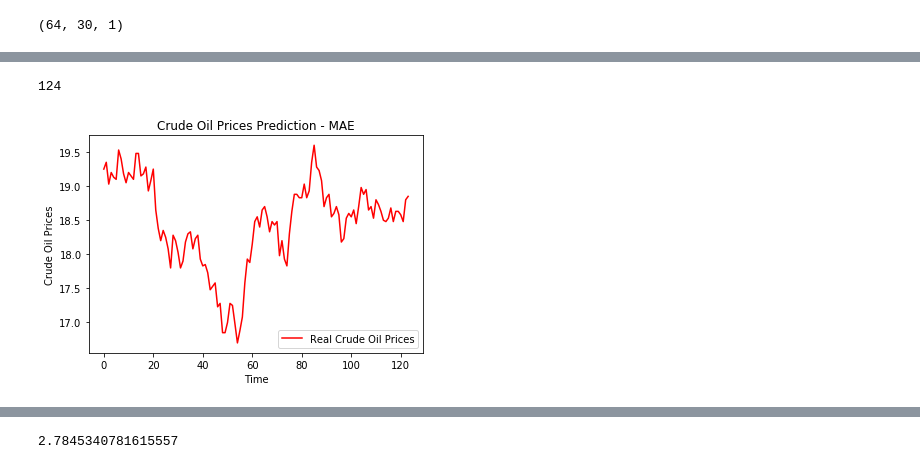
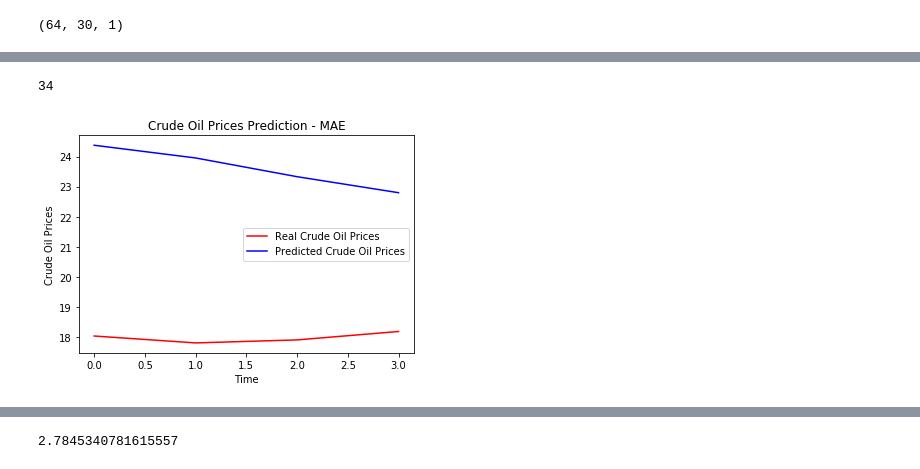
Before and after one commit to anirbankonar123/TimeSeriesAnalysis, a Jupyter notebook: TimeSeries_LSTM_OilPrice.ipynb, the cells around one changed output, grey strips where cells are left out. Cells and saved outputs as stored; diff of their text form; code cells hidden in the pictures.

```diff
--- a/TimeSeries_LSTM_OilPrice.ipynb
+++ b/TimeSeries_LSTM_OilPrice.ipynb
@@ -11,7 +11,7 @@ import pandas as pd
 import matplotlib.pyplot as plt
 %matplotlib inline
 # %%
-df_data_1 = pd.read_csv('/home/anirban/Downloads/DCOILBRENTEU.csv')
+df_data_1 = pd.read_csv('/home/anirban/Downloads/DCOILBRENTEU_11Oct.csv')
 df_data_1.head()
 # %% [output]
 |  | DATE | DCOILBRENTEU |
@@ -269,13 +268,14 @@ print(parameters)
 840
 # %%
 #Statefull
+
 for i in range(epochs):
-    print("Epoch: " + str(i))
+    #print("Epoch: " + str(i))
     #run through all data but the cell, hidden state are used for the next batch.
-    regressor_mae.fit(X_train, y_train, shuffle=False, epochs = 1, batch_size = batch_size)
+    regressor_mae.fit(X_train, y_train, shuffle=False, epochs = 1, batch_size = batch_size, verbose=0)
     #resets only the states but the weights, cell and hidden are kept.
     regressor_mae.reset_states()
 
 #Stateless
 #between the batches the cell and hidden states are lost.
-#regressor_mae.fit(X_train, y_train, shuffle=False, epochs = epochs, batch_size = batch_size)
+#regressor_mae.fit(X_train, y_train, shuffle=False, epochs = epochs, batch_size = batch_size,verbose=0)
@@ -302,7 +284,7 @@ Train on 1088 samples
 regressor_mae.save(filepath="my_model_with_mae_30_ts.h5")
 # %%
 #load model
-regressor_mae = load_model(filepath="my_model_with_mae_30_ts.h5")
+regressor_mae = tf.keras.models.load_model(filepath="my_model_with_mae_30_ts.h5")
 # %%
 def get_test_length(dataset, batch_size):
 
@@ -401,16 +371,15 @@ array([[17.07873 , 17.44197 , 17.82099 , ..., 18.027912, 17.93917 ,
 # %%
-len(test_set)
+len(test_set[-34:])
 # %% [output]
-124
+34
 # %%
 # Visualising the results
-plt.plot(test_set.astype(float), color = 'red', label = 'Real Crude Oil Prices')
-#plt.plot(y_test[0:len(y_test) - timesteps].astype(float), color = 'blue', label = 'Predicted Crude Oil Prices')
+plt.plot(test_set[timesteps:len(y_test)].astype(float), color = 'red', label = 'Real Crude Oil Prices')
+plt.plot(y_test[0:len(y_test) - timesteps].astype(float), color = 'blue', label = 'Predicted Crude Oil Prices')
 plt.title('Crude Oil Prices Prediction - MAE')
 plt.xlabel('Time')
 plt.ylabel('Crude Oil Prices')
 plt.legend()
-
 plt.show()
 # %% [output]
-[figure, old version]
+[figure, new version]
```
Also changed, not shown: parts of 30 cells of this notebook, 4 other files.
